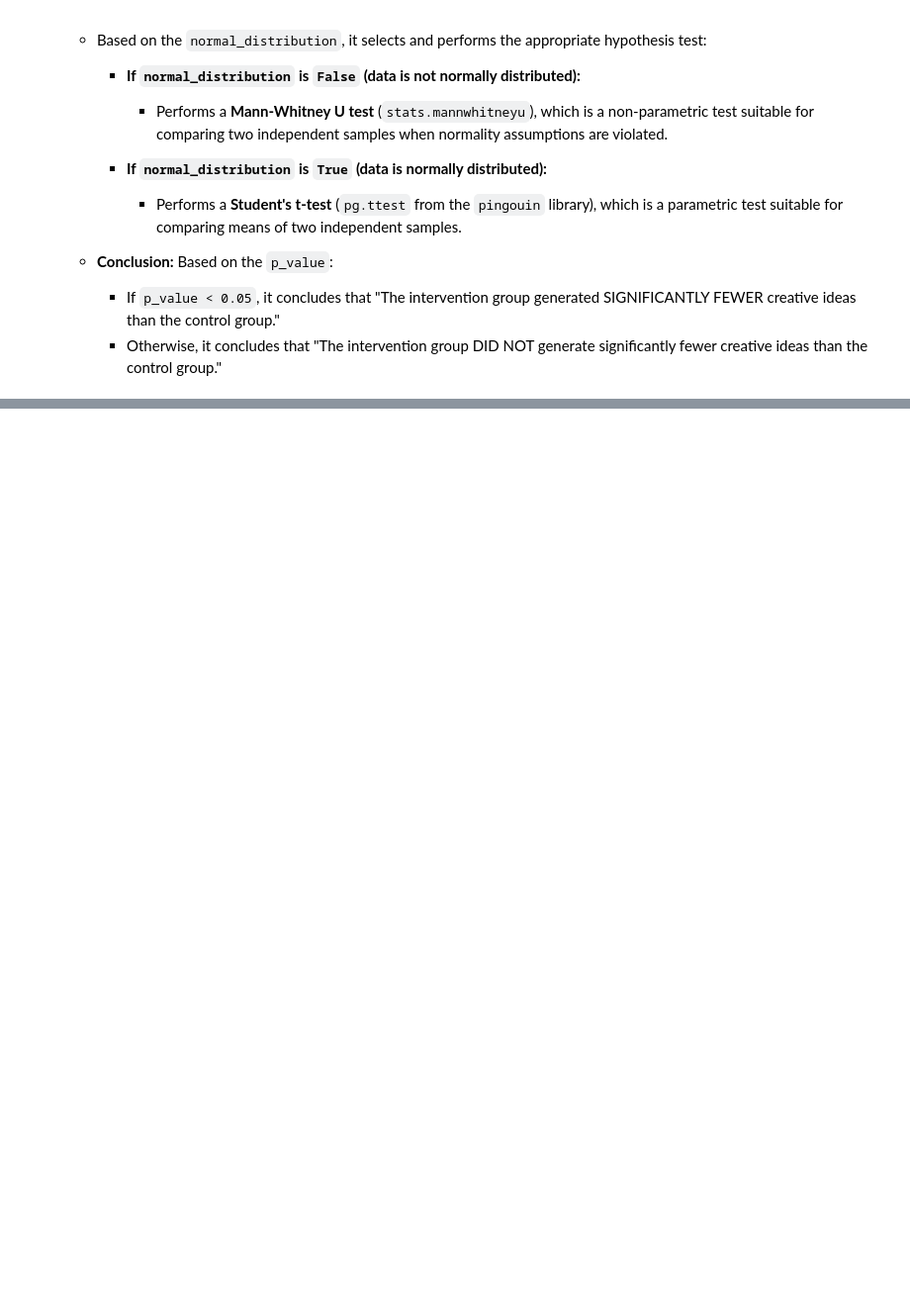
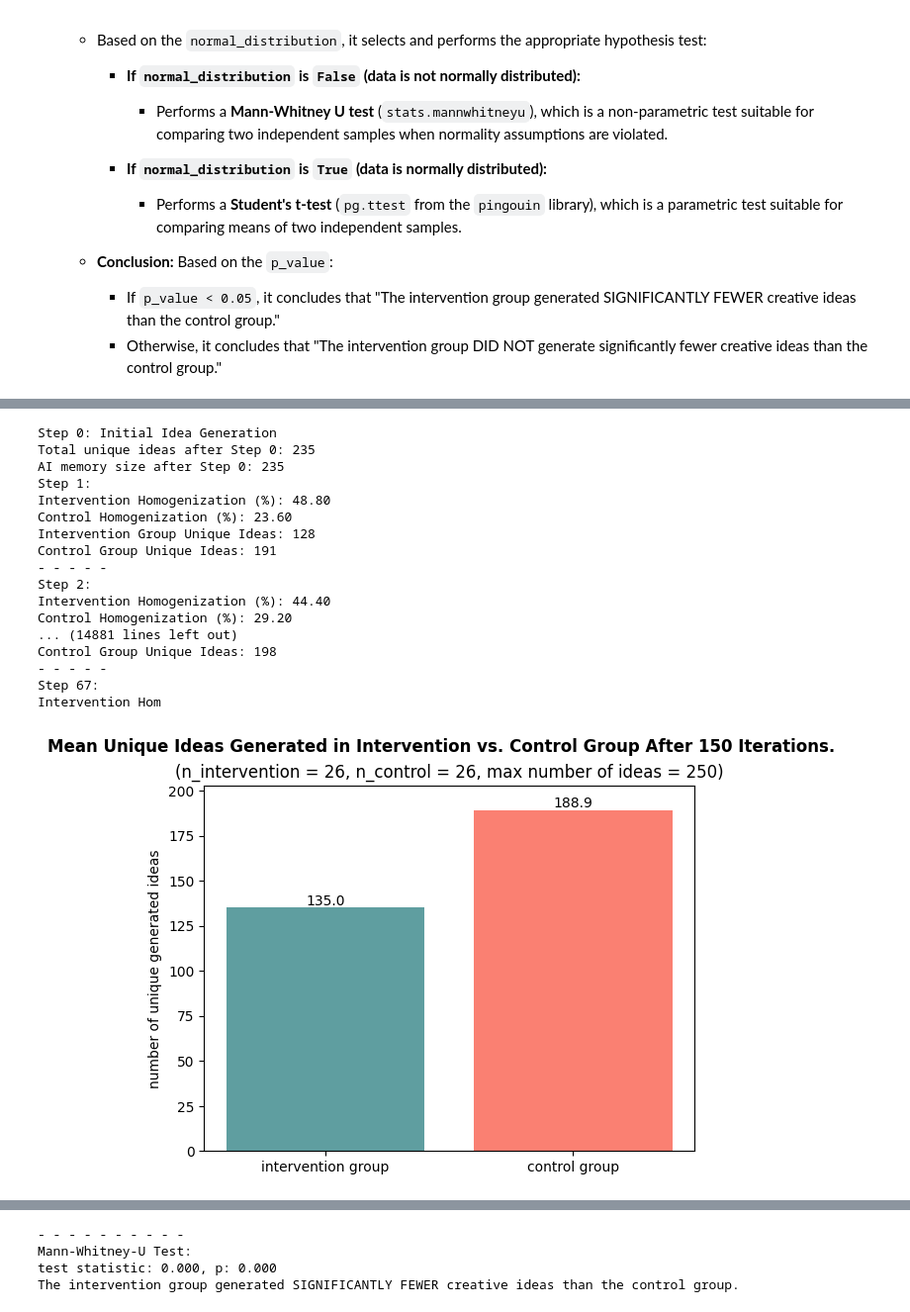
Before and after one commit to Miraah24/CMSS-final-assignment, a Jupyter notebook: simulation_no_convergence.ipynb, the cells around one changed output, grey strips where cells are left out. Shown at 99% size. Drawn from its saved outputs; the diff is of its cells as text; code cells hidden in the pictures; blank space fills up the shorter version.

```diff
--- a/simulation_no_convergence.ipynb
+++ b/simulation_no_convergence.ipynb
@@ -481,8 +444,8 @@ def statistical_analysis (data_intervention_group, data_control_group, iteration
     #First descriptive analysis
     print("- - - - - - - - - - ")
     print("Descriptive analysis:")
-    sample_size_ig = len(data_intervention_group)
-    sample_size_cg = len(data_intervention_group)
+    sample_size_ig = 26
+    sample_size_cg = 26
     mean_ig = np.mean(data_intervention_group)
     mean_cg = np.mean(data_control_group)
     median_ig = np.median(data_intervention_group)
@@ -498,10 +461,10 @@ def statistical_analysis (data_intervention_group, data_control_group, iteration
     data = [mean_ig, mean_cg]
     labels = ['intervention group', 'control group']
     plt.bar(labels, data, color=['cadetblue', 'salmon'])
-    plt.ylabel('number of generated ideas')
-    plt.suptitle(f"Mean Ideas Generated in Intervention vs. Control Group After {iterations} Iterations.", fontweight='bold')
-    plt.title(f"(n_intervention = {sample_size_ig}, n_control = {sample_size_cg})")
-    plt.ylim(0, max(data) + 3.5)
+    plt.ylabel('number of unique generated ideas')
+    plt.suptitle(f"Mean Unique Ideas Generated in Intervention vs. Control Group After {iterations} Iterations.", fontweight='bold')
+    plt.title(f"(n_intervention = {sample_size_ig}, n_control = {sample_size_cg}, max number of ideas = 250)")
+    plt.ylim(0, max(data) + 14)
     for i, v in enumerate(data):
         plt.text(i, v + 0.05, f"{v:.1f}", ha='center', va='bottom')
     plt.show()
@@ -511,9 +474,9 @@ def statistical_analysis (data_intervention_group, data_control_group, iteration
     colors = ['cadetblue', 'salmon']
     for patch, color in zip(box['boxes'], colors):
         patch.set_facecolor(color)
-    plt.ylabel('number of generated ideas')
-    plt.suptitle(f"Boxplot of Ideas Generated in Intervention vs. Control Group After {iterations} Iterations.", fontweight='bold')
-    plt.title(f"(n_intervention = {sample_size_ig}, n_control = {sample_size_cg})")
+    plt.ylabel('number of unique generated ideas')
+    plt.suptitle(f"Boxplot of Unique Ideas Generated in Intervention vs. Control Group After {iterations} Iterations.", fontweight='bold')
+    plt.title(f"(n_intervention = {sample_size_ig}, n_control = {sample_size_cg}, max number of ideas = 250)")
     plt.show()
 
     print("- - - - - - - - - - ")
@@ -649,0 +614,36 @@ plt.show()
+# %%
+#loop model #takes about 40 seconds for me
+
+intervention_unique_ideas_list = []
+control_unique_ideas_list = []
+iterations_number = 150
+
+for iteration in range (iterations_number):
+    model_i = HomogenizationModel(num_human_agents=52, total_idea_pool_size=250)
+    while model_i.running:
+        model_i.step()
+    model_i_df = model_i.datacollector.get_model_vars_dataframe()
+
+    intervention_unique_ideas_list.append(model_i_df["InterventionUniqueIdeas"].iloc[-1])
+    control_unique_ideas_list.append(model_i_df["ControlUniqueIdeas"].iloc[-1])
+
+statistical_analysis(intervention_unique_ideas_list, control_unique_ideas_list, iterations_number)
+# %% [output]
+Step 0: Initial Idea Generation
+Total unique ideas after Step 0: 235
+AI memory size after Step 0: 235
+Step 1:
+Intervention Homogenization (%): 48.80
+Control Homogenization (%): 23.60
+Intervention Group Unique Ideas: 128
+Control Group Unique Ideas: 191
+- - - - -
+Step 2:
+Intervention Homogenization (%): 44.40
+Control Homogenization (%): 29.20
+... (14881 lines left out)
+Control Group Unique Ideas: 198
+- - - - -
+Step 67:
+Intervention Hom
+[figure, added]
@@ -649,0 +651,4 @@ plt.show()
+- - - - - - - - - -
+Mann-Whitney-U Test:
+test statistic: 0.000, p: 0.000
+The intervention group generated SIGNIFICANTLY FEWER creative ideas than the control group.
```
Also changed, not shown: parts of 9 cells of this notebook.
